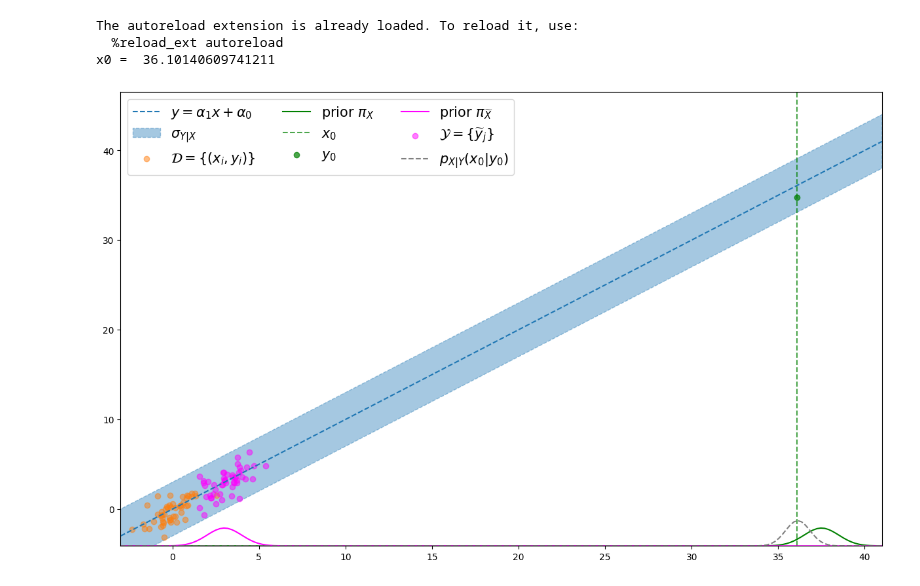
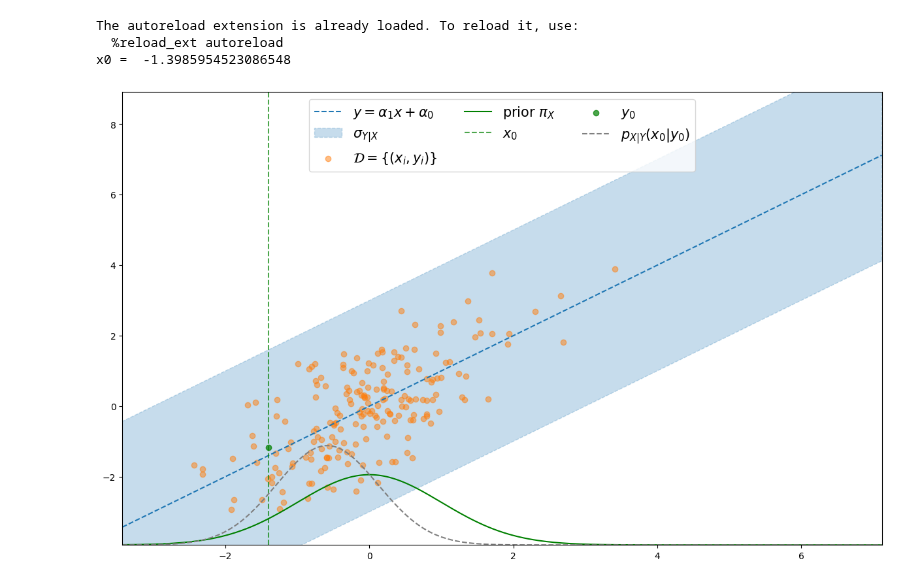
Before and after one commit to ElouanARGOUARCH/experiments, a Jupyter notebook: GRETSI2023/Illustration GRETSI-Copy2.ipynb, the cells around one changed output. Cells and saved outputs as stored; diff of their text form; code cells hidden in the pictures.

```diff
--- a/GRETSI2023/Illustration GRETSI-Copy2.ipynb
+++ b/GRETSI2023/Illustration GRETSI-Copy2.ipynb
@@ -18,13 +18,16 @@ Sigma_beta = torch.eye(2)
 beta0 =torch.distributions.MultivariateNormal(mu_beta, Sigma_beta).sample()
 beta0 = torch.tensor([1.,0.])
 
-mu_X =torch.tensor(37.5)
-sigma2_X =torch.tensor(1)
+mu_X =torch.tensor(0.)
+sigma2_X =torch.tensor(1.)
 x0 =  torch.distributions.Normal(mu_X, torch.sqrt(sigma2_X)).sample()
 
+
 prior_dataset = torch.distributions.Normal(torch.tensor(0.), torch.tensor(1))
-n_D = 50
+n_D = 200
 DX =prior_dataset.sample([n_D])
+range_unif = 8
+#DX = range_unif*torch.rand(1000) - range_unif/2
 
 sigma2_simulateur = torch.tensor(1)
 f = lambda x: beta0[0]*x + beta0[1]
@@ -39,47 +42,54 @@ y0 = simulateur(x0.repeat(n_y0))
 posterior_mean, posterior_sigma2 =generative_bayesian_linear_regression_known_variance(sigma20,mu_X, sigma2_X).compute_x0_given_y0_beta_moments(y0, torch.tensor(1.))
 true_posterior = torch.distributions.Normal(posterior_mean, torch.sqrt(posterior_sigma2))
 
+
+mu_xj = torch.tensor(4.)
+sigma2_xj = torch.tensor(1.5)
 list_xj = []
 list_yj = []
-n_unlabeled_obs = 50
+n_unlabeled_obs = 22
 n_per_obs = 1
 for t in torch.linspace(-10,10,n_unlabeled_obs):
-    prior = torch.distributions.Normal(3, 1)
+    prior = torch.distributions.Normal(mu_xj, torch.sqrt(sigma2_xj))
     xj = prior.sample()
     list_xj.append(xj.unsqueeze(0).repeat(n_per_obs))
     yj = simulateur(xj.unsqueeze(0).repeat(n_per_obs))
     list_yj.append(yj.unsqueeze(0))
 if n_unlabeled_obs>0:
     Y = torch.cat(list_yj, dim = 0)
     X = torch.cat(list_xj, dim = 0)
 else:
     Y = torch.tensor([])
     X = torch.tensor([])
 prior_means = 3*torch.ones(n_unlabeled_obs)
 prior_sigma2s = torch.ones(n_unlabeled_obs)
 
-y_min = torch.min(torch.cat([DY, torch.flatten(Y)])-1)
+y_min = torch.min(torch.cat([DY, torch.flatten(Y), y0])-1)
+y_max = torch.max(torch.cat([DY, torch.flatten(Y), y0])+1)
+x_min = torch.min(torch.cat([DX, torch.flatten(X), x0.unsqueeze(-1)])-1)
+x_max = torch.max(torch.cat([DX, torch.flatten(X), x0.unsqueeze(-1)])+1)
+
 
 plt.figure(figsize = (15,9))
 ax = plt.subplot()
-ax.set_xlim(-3,41)
-tt = torch.linspace(-3,41,200)
+ax.set_xlim(x_min,x_max)
+tt = torch.linspace(x_min,x_max,300)
 plt.plot(tt.numpy(),f(tt).numpy(), linestyle = '--', label = r'$y = \alpha_1x+ \alpha_0$', color ='C0')
-plt.fill_between(tt.numpy(),f(tt).numpy() - 3*torch.sqrt(sigma20).numpy(),f(tt).numpy() + 3*torch.sqrt(sigma20).numpy(),linestyle = '--',color = 'C0',alpha = 0.4, label = r'$\sigma_{Y|X}$')
+plt.fill_between(tt.numpy(),f(tt).numpy() - 3*torch.sqrt(sigma20).numpy(),f(tt).numpy() + 3*torch.sqrt(sigma20).numpy(),linestyle = '--',color = 'C0',alpha = 0.25, label = r'$\sigma_{Y|X}$')
 plt.scatter(DX.numpy(), DY.numpy(), alpha =.5, label = r'$\mathcal{D}=\{(x_i,y_i)\}$', color = 'C1')
 plt.plot(tt, y_min + 5*torch.exp(torch.distributions.Normal(mu_X, torch.sqrt(sigma2_X)).log_prob(tt.unsqueeze(-1))), color = 'green', label=r'prior $\pi_X$')
 plt.axvline(x0.numpy(), color = 'green', alpha = .7, linestyle = '--', label='$x_0$')
 plt.scatter(x0.repeat(n_y0), y0, color = 'green', alpha = .7, label = r'$y_0$')
 
 #hist = plt.hist(y0.numpy(), orientation ='horizontal', bins = n_y0, density = True,histtype = 'step', bottom = -3.5, label = r'histogramme de $y_0$')
-plt.plot(tt, y_min + 5*torch.exp(torch.distributions.Normal(3, 1).log_prob(tt.unsqueeze(-1))), color = 'magenta', label=r'prior $\pi_{\widetilde{X}}$')
-plt.scatter(X,Y,color = 'magenta', alpha = .5, label = r'$\mathcal{Y} = \{\widetilde{y}_j\}$')
+#plt.plot(tt, y_min + 5*torch.exp(torch.distributions.Normal(mu_xj, torch.sqrt(sigma2_xj)).log_prob(tt.unsqueeze(-1))), color = 'magenta', label=r'prior $\pi_{\widetilde{X}}$')
+#plt.scatter(X,Y,color = 'magenta', alpha = .5, label = r'$\mathcal{Y} = \{\widetilde{y}_j\}$')
 plt.plot(tt,y_min+5*torch.exp(true_posterior.log_prob(tt)),linestyle ='--', label = r'$p_{X|Y}(x_0|y_0)$', color = 'grey')
-plt.ylim(y_min,)
+plt.ylim(y_min,y_max)
 plt.legend(ncol = 3, fontsize = 15)
 plt.show()
 # %% [output]
 The autoreload extension is already loaded. To reload it, use:
   %reload_ext autoreload
-x0 =  36.10140609741211
+x0 =  -1.3985954523086548
-[figure, old version]
+[figure, new version]
```
Also changed, not shown: parts of 7 cells of this notebook.
